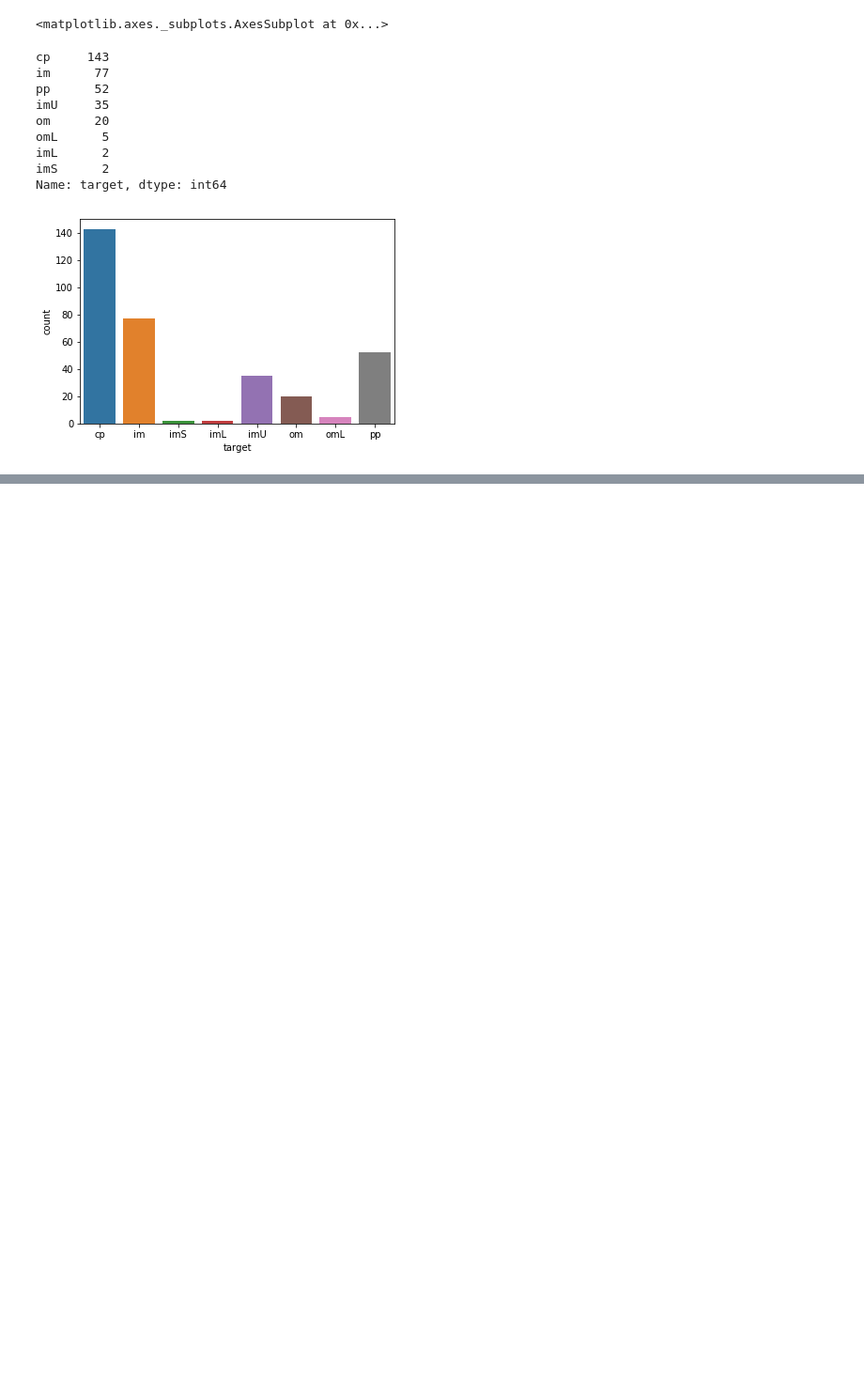
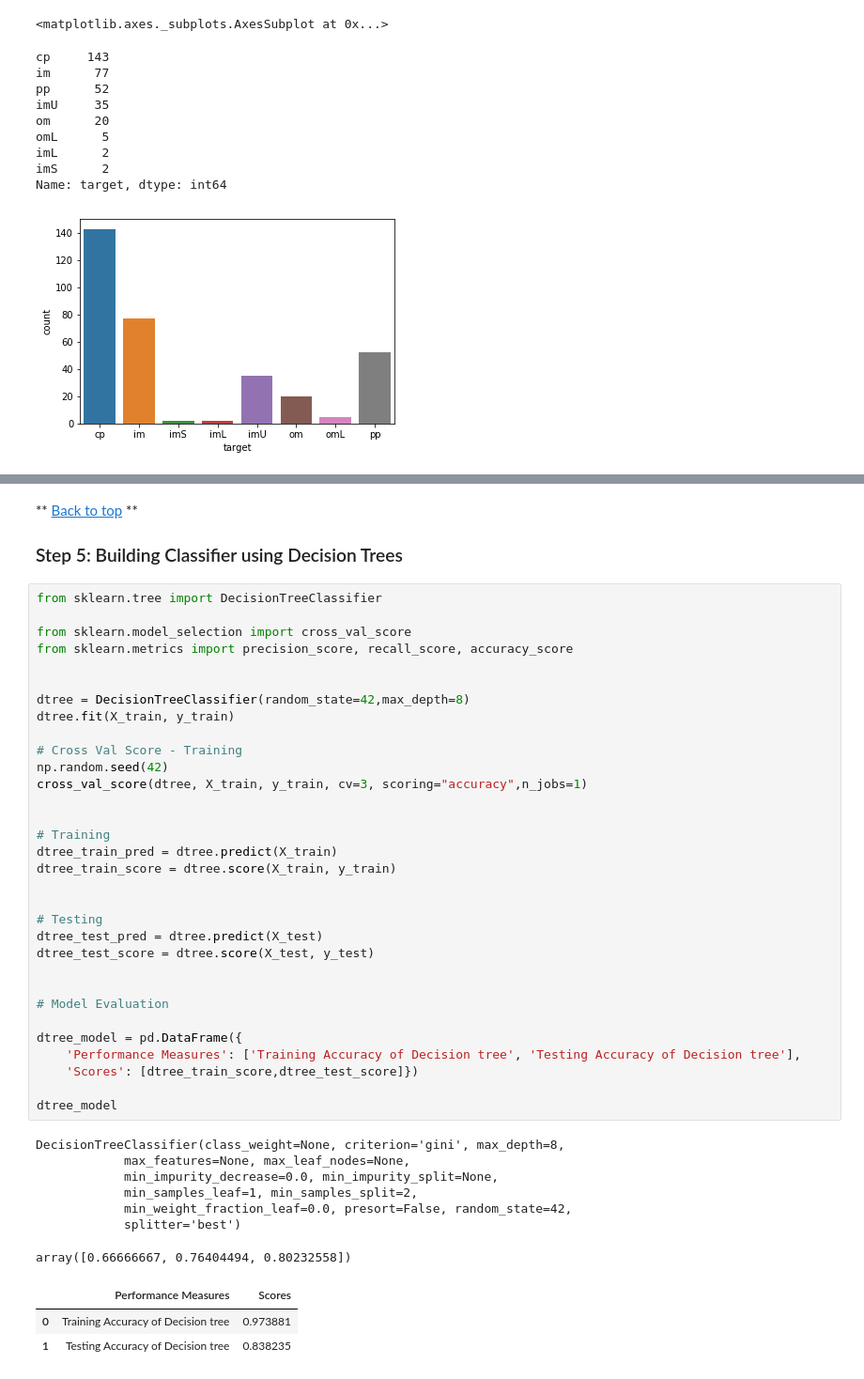
Before and after one commit to PrathyushaSangam/DataScienceUsingPython, a Jupyter notebook: ecoli.ipynb, the cells around one changed output, grey strips where cells are left out. Shown at 94% size. Cells and saved outputs as stored; diff of their text form; blank space fills up the shorter version.

```diff
--- a/ecoli.ipynb
+++ b/ecoli.ipynb
@@ -186,3 +220,49 @@ Name: target, dtype: float64
 5    0.058824
 6    0.014706
 Name: target, dtype: float64
+# %% [markdown]
+** [Back to top](#outline) **
+### Step 5: Building Classifier using Decision Trees
+# %%
+from sklearn.tree import DecisionTreeClassifier
+
+from sklearn.model_selection import cross_val_score
+from sklearn.metrics import precision_score, recall_score, accuracy_score
+
+
+dtree = DecisionTreeClassifier(random_state=42,max_depth=8)
+dtree.fit(X_train, y_train)
+
+# Cross Val Score - Training
+np.random.seed(42)
+cross_val_score(dtree, X_train, y_train, cv=3, scoring="accuracy",n_jobs=1)
+
+
+# Training
+dtree_train_pred = dtree.predict(X_train)
+dtree_train_score = dtree.score(X_train, y_train)
+
+
+# Testing
+dtree_test_pred = dtree.predict(X_test)
+dtree_test_score = dtree.score(X_test, y_test)
+
+
+# Model Evaluation
+
+dtree_model = pd.DataFrame({
+    'Performance Measures': ['Training Accuracy of Decision tree', 'Testing Accuracy of Decision tree'],
+    'Scores': [dtree_train_score,dtree_test_score]})
+
+dtree_model
+# %% [output]
+DecisionTreeClassifier(class_weight=None, criterion='gini', max_depth=8,
+            max_features=None, max_leaf_nodes=None,
+            min_impurity_decrease=0.0, min_impurity_split=None,
+            min_samples_leaf=1, min_samples_split=2,
+            min_weight_fraction_leaf=0.0, presort=False, random_state=42,
+            splitter='best')
+array([0.66666667, 0.76404494, 0.80232558])
+|  | Performance Measures | Scores |
+| 0 | Training Accuracy of Decision tree | 0.973881 |
+| 1 | Testing Accuracy of Decision tree | 0.838235 |
```
Also changed, not shown: parts of 19 cells of this notebook.
